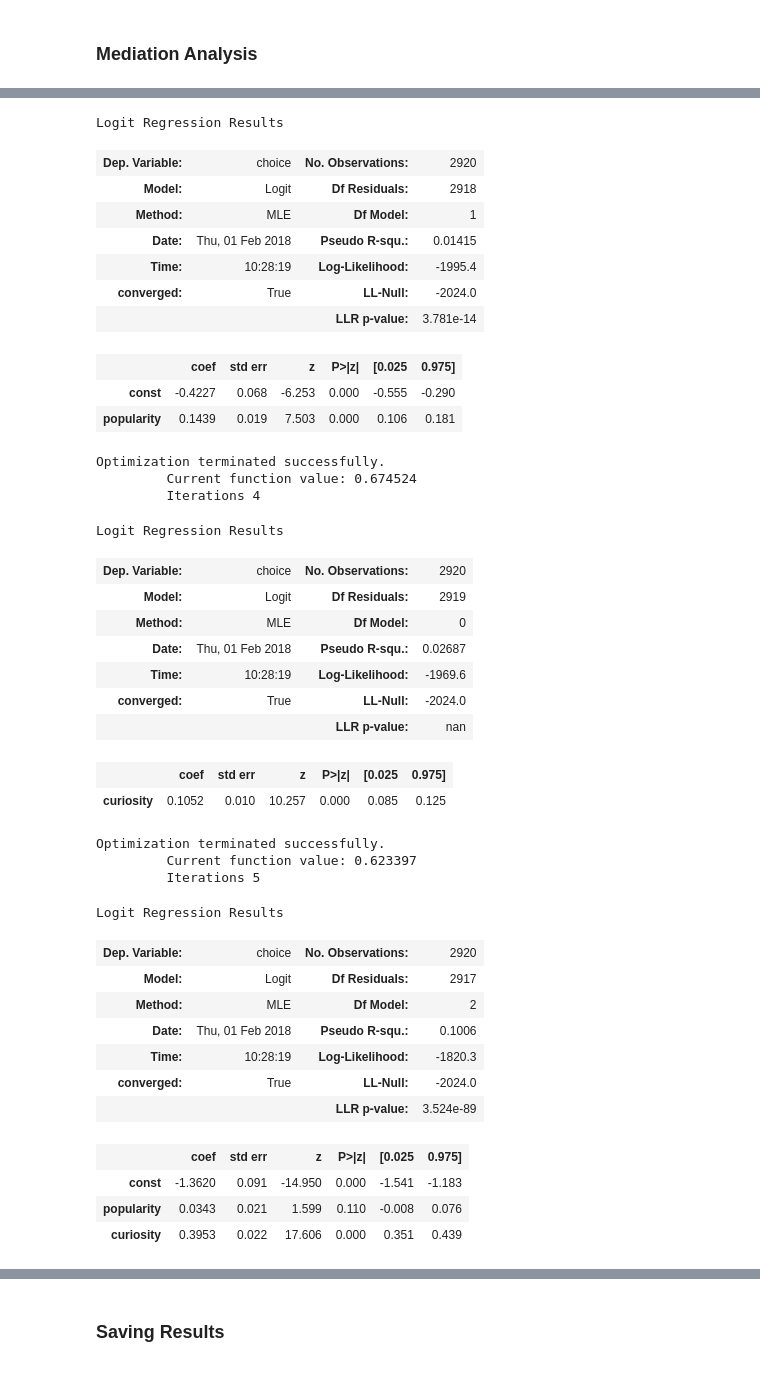
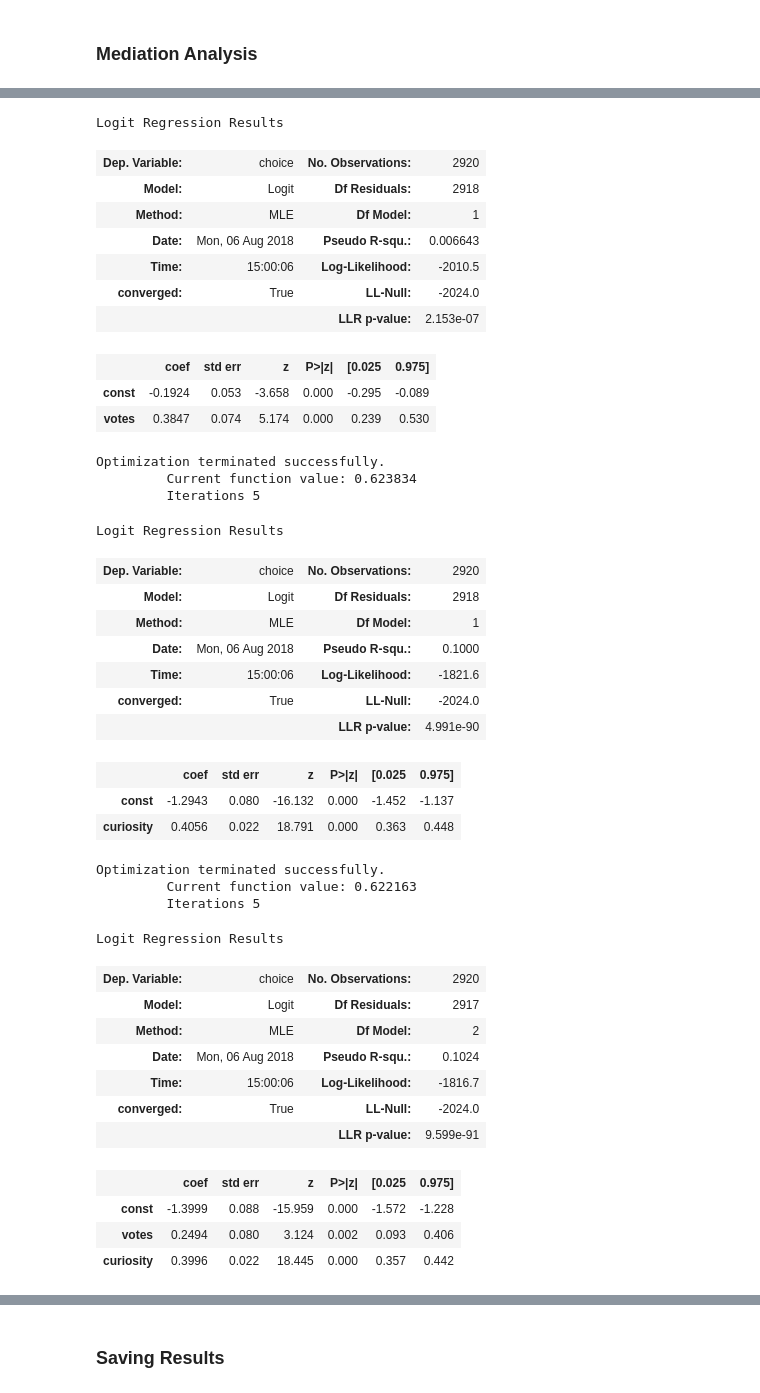
Before and after one commit to hermish/concepts-research, a Jupyter notebook: analysis/5-cogsci-paper/2-experiment-two.ipynb, the cells around one changed output, grey strips where cells are left out. Saved outputs shown, nothing was run; the diff lists cells and outputs as text; code cells hidden in the pictures.

Commit message:
Include presentations; Include group instead of popularity for mediation; archive latest experiment

```diff
--- a/analysis/5-cogsci-paper/2-experiment-two.ipynb
+++ b/analysis/5-cogsci-paper/2-experiment-two.ipynb
@@ -245,7 +245,7 @@ Logit Regression Results
 | social_utility | 0.0381 | 0.033 | 1.164 | 0.244 | -0.026 | 0.102 |
 # %%
 # Popularity
-X = new_data['popularity']
+X = new_data['votes']
 y = new_data['choice']
 X = sm.add_constant(X)
 
@@ -255,12 +255,13 @@ display(results.summary())
 
 # Curiosity
 X = new_data['curiosity']
+X = sm.add_constant(X)
 logit_model = sm.Logit(y, X)
 results = logit_model.fit()
 display(results.summary())
 
 # Both
-X = new_data[['popularity', 'curiosity']]
+X = new_data[['votes', 'curiosity']]
 X = sm.add_constant(X)
 
 logit_model = sm.Logit(y, X)
@@ -272,43 +273,44 @@ Optimization terminated successfully.
          Iterations 4
 Logit Regression Results
 | Dep. Variable: | choice | No. Observations: | 2920 |
 | Model: | Logit | Df Residuals: | 2918 |
 | Method: | MLE | Df Model: | 1 |
-| Date: | Thu, 01 Feb 2018 | Pseudo R-squ.: | 0.01415 |
-| Time: | 10:28:19 | Log-Likelihood: | -1995.4 |
+| Date: | Mon, 06 Aug 2018 | Pseudo R-squ.: | 0.006643 |
+| Time: | 15:00:06 | Log-Likelihood: | -2010.5 |
 | converged: | True | LL-Null: | -2024.0 |
-|  |  | LLR p-value: | 3.781e-14 |
+|  |  | LLR p-value: | 2.153e-07 |
 |  | coef | std err | z | P>|z| | [0.025 | 0.975] |
-| const | -0.4227 | 0.068 | -6.253 | 0.000 | -0.555 | -0.290 |
-| popularity | 0.1439 | 0.019 | 7.503 | 0.000 | 0.106 | 0.181 |
+| const | -0.1924 | 0.053 | -3.658 | 0.000 | -0.295 | -0.089 |
+| votes | 0.3847 | 0.074 | 5.174 | 0.000 | 0.239 | 0.530 |
 Optimization terminated successfully.
-         Current function value: 0.674524
-         Iterations 4
+         Current function value: 0.623834
+         Iterations 5
 Logit Regression Results
 | Dep. Variable: | choice | No. Observations: | 2920 |
-| Model: | Logit | Df Residuals: | 2919 |
-| Method: | MLE | Df Model: | 0 |
-| Date: | Thu, 01 Feb 2018 | Pseudo R-squ.: | 0.02687 |
-| Time: | 10:28:19 | Log-Likelihood: | -1969.6 |
+| Model: | Logit | Df Residuals: | 2918 |
+| Method: | MLE | Df Model: | 1 |
+| Date: | Mon, 06 Aug 2018 | Pseudo R-squ.: | 0.1000 |
+| Time: | 15:00:06 | Log-Likelihood: | -1821.6 |
 | converged: | True | LL-Null: | -2024.0 |
-|  |  | LLR p-value: | nan |
+|  |  | LLR p-value: | 4.991e-90 |
 |  | coef | std err | z | P>|z| | [0.025 | 0.975] |
-| curiosity | 0.1052 | 0.010 | 10.257 | 0.000 | 0.085 | 0.125 |
+| const | -1.2943 | 0.080 | -16.132 | 0.000 | -1.452 | -1.137 |
+| curiosity | 0.4056 | 0.022 | 18.791 | 0.000 | 0.363 | 0.448 |
 Optimization terminated successfully.
-         Current function value: 0.623397
+         Current function value: 0.622163
          Iterations 5
 Logit Regression Results
 | Dep. Variable: | choice | No. Observations: | 2920 |
 | Model: | Logit | Df Residuals: | 2917 |
 | Method: | MLE | Df Model: | 2 |
-| Date: | Thu, 01 Feb 2018 | Pseudo R-squ.: | 0.1006 |
-| Time: | 10:28:19 | Log-Likelihood: | -1820.3 |
+| Date: | Mon, 06 Aug 2018 | Pseudo R-squ.: | 0.1024 |
+| Time: | 15:00:06 | Log-Likelihood: | -1816.7 |
 | converged: | True | LL-Null: | -2024.0 |
-|  |  | LLR p-value: | 3.524e-89 |
+|  |  | LLR p-value: | 9.599e-91 |
 |  | coef | std err | z | P>|z| | [0.025 | 0.975] |
-| const | -1.3620 | 0.091 | -14.950 | 0.000 | -1.541 | -1.183 |
-| popularity | 0.0343 | 0.021 | 1.599 | 0.110 | -0.008 | 0.076 |
-| curiosity | 0.3953 | 0.022 | 17.606 | 0.000 | 0.351 | 0.439 |
+| const | -1.3999 | 0.088 | -15.959 | 0.000 | -1.572 | -1.228 |
+| votes | 0.2494 | 0.080 | 3.124 | 0.002 | 0.093 | 0.406 |
+| curiosity | 0.3996 | 0.022 | 18.445 | 0.000 | 0.357 | 0.442 |
 # %%
 # Mediation of curiosity
 y = new_data['curiosity']
```
Also changed, not shown: parts of 9 cells of this notebook, 43 other files.
